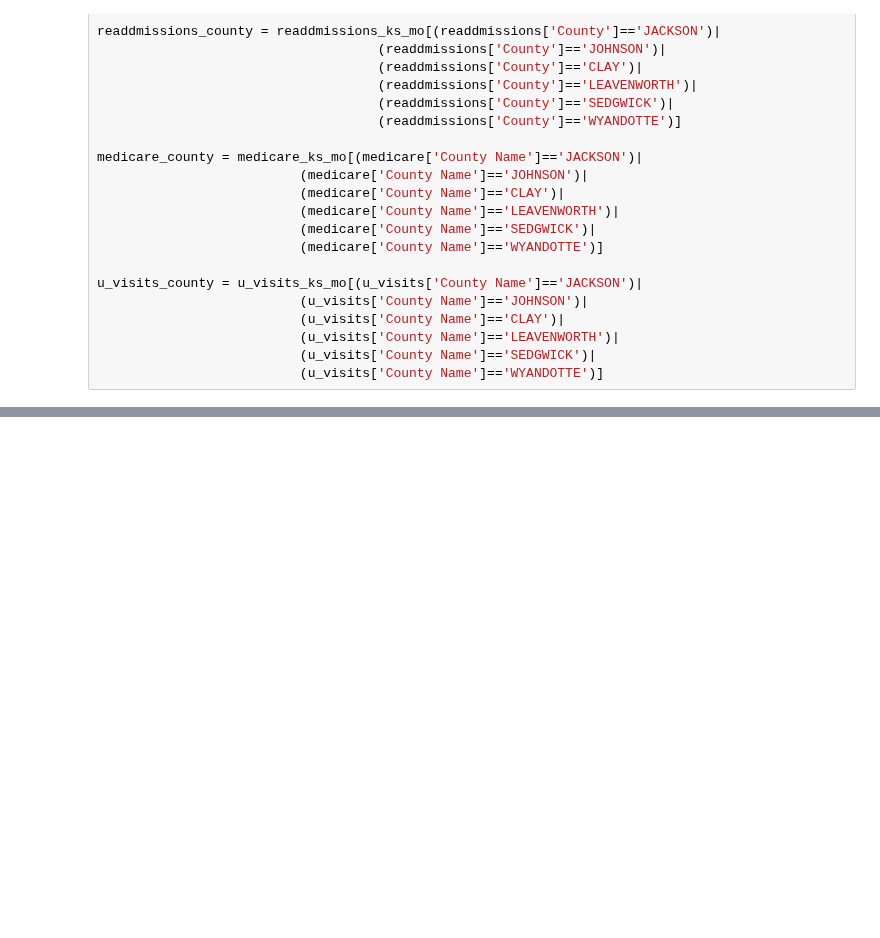
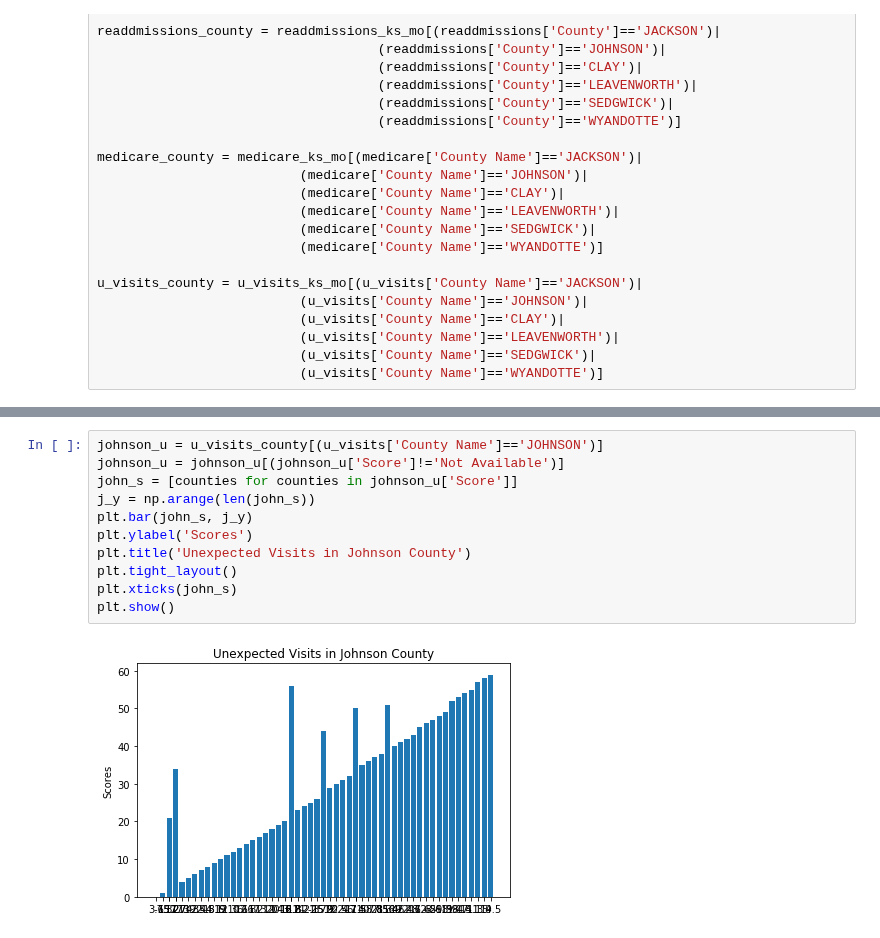
Before and after one commit to TedMur/SnakeBait, a Jupyter notebook: Data/Jazzy Bars.ipynb, the cells around one changed output, grey strips where cells are left out. Drawn from its saved outputs; the diff is of its cells as text; blank space fills up the shorter version.

```diff
--- a/Data/Jazzy Bars.ipynb
+++ b/Data/Jazzy Bars.ipynb
@@ -69,0 +90,13 @@ jackson_u
+# %%
+johnson_u = u_visits_county[(u_visits['County Name']=='JOHNSON')]
+johnson_u = johnson_u[(johnson_u['Score']!='Not Available')]
+john_s = [counties for counties in johnson_u['Score']]
+j_y = np.arange(len(john_s))
+plt.bar(john_s, j_y)
+plt.ylabel('Scores')
+plt.title('Unexpected Visits in Johnson County')
+plt.tight_layout()
+plt.xticks(john_s)
+plt.show()
+# %% [output]
+[figure, added]
```
Also changed, not shown: parts of 10 cells of this notebook, 1 other file.
